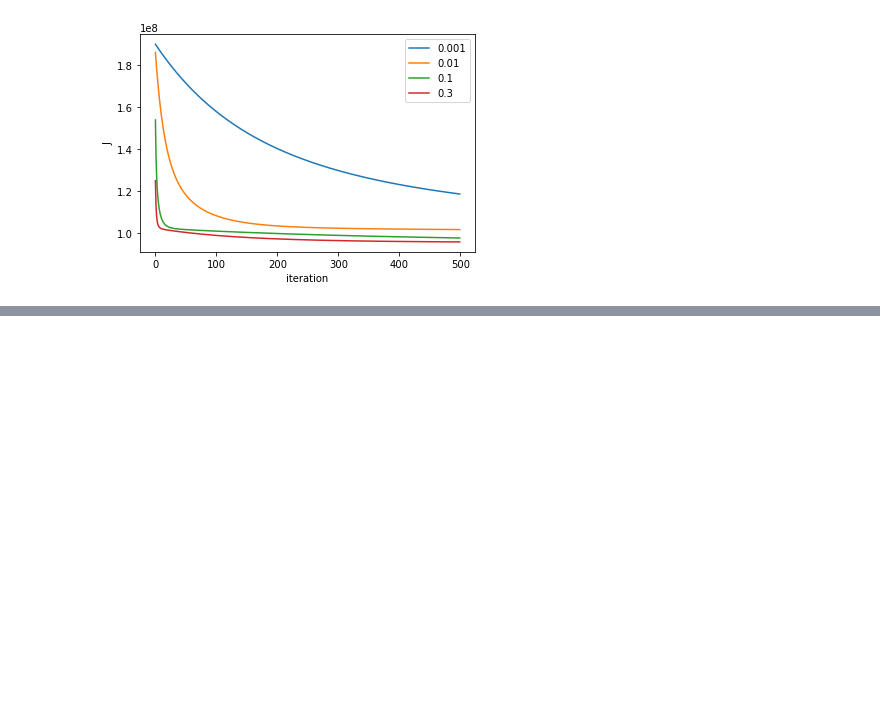
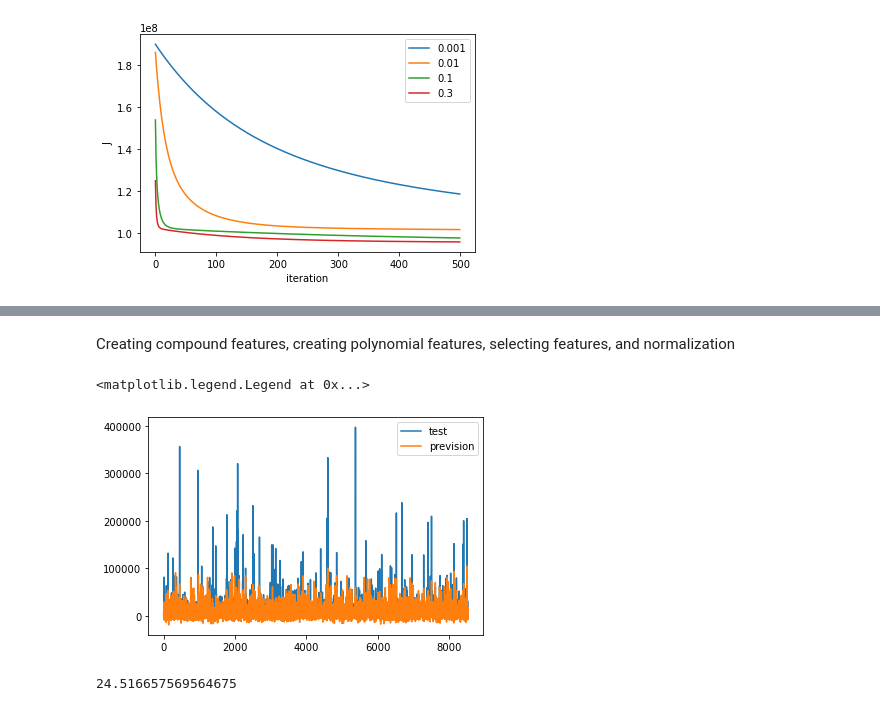
Before and after one commit to mishasilva01/FAA_project2, a Jupyter notebook: script.ipynb, the cells around one changed output, grey strips where cells are left out. Drawn from its saved outputs; the diff is of its cells as text; code cells hidden in the pictures; blank space fills up the shorter version.

```diff
--- a/script.ipynb
+++ b/script.ipynb
@@ -389,0 +430,2 @@ Lowest cost: 95805850.43082403
+# %%
+df_test = pd.read_csv("testing_set.csv", sep=";")
@@ -389,0 +450,33 @@ Lowest cost: 95805850.43082403
+# %% [markdown]
+Creating compound features, creating polynomial features, selecting features, and normalization
+# %%
+# training the model the model
+theta_J, normalization, selector = model1(df, n_poly = 4, alpha = 0.3, num_iters = 500)
+
+# test dataset
+y = df_test.iloc[:,-1].values.reshape(len(df_test), 1)
+df_test_extended = df_extend(df_test) #compound features
+
+# feature engineering
+X_test = poly(df = df_test_extended, degree = 4) #poly features
+X_test = selector.transform(X_test) #feature selection
+X_test = (X_test - normalization["mean"]) / normalization["std"] #normalization
+X_test = np.append(np.ones((len(df_test), 1)), X_test, axis = 1) #adding column of ones
+
+# prediciton
+y_predict = X_test @ theta_J["parameters"]
+
+# plotting prediciton
+plt.figure()
+plt.plot(y)
+plt.plot(y_predict)
+plt.legend(["test", "prevision"])
+# %% [output]
+<matplotlib.legend.Legend at 0x...>
+[figure, added]
+# %%
+from sklearn import metrics
+
+metrics.mean_absolute_percentage_error(y, y_predict)
+# %% [output]
+24.516657569564675
```
Also changed, not shown: parts of 6 cells of this notebook.
